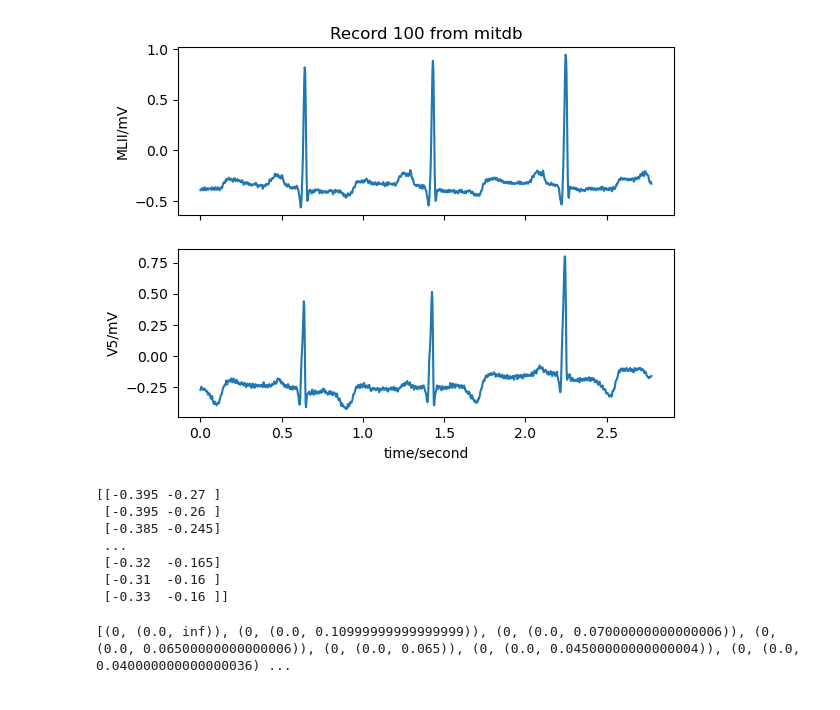
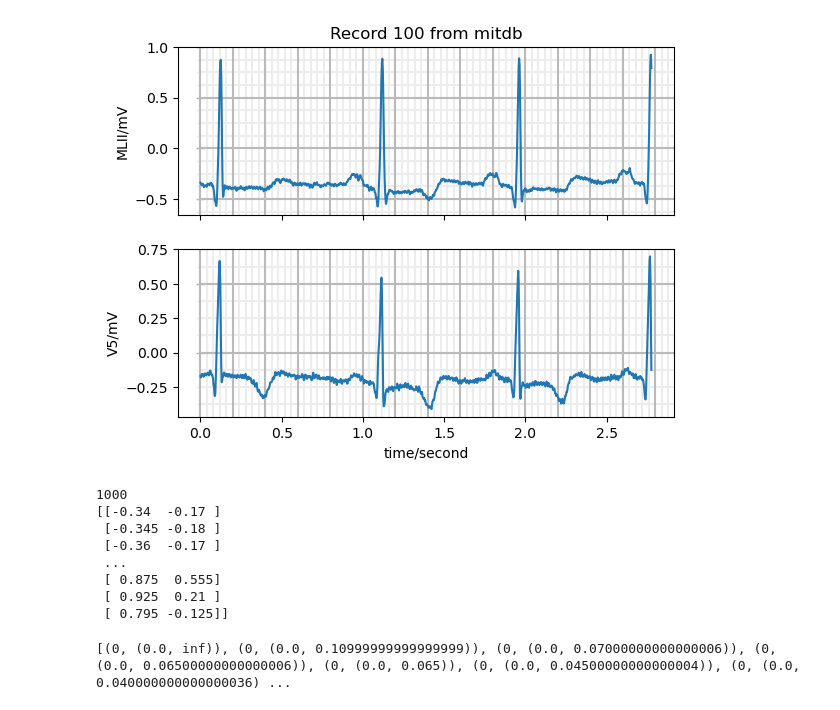
Before and after one commit to pap1rana/arrhythmia-detection, a Jupyter notebook: preprocessing.ipynb, the cells around one changed output. Drawn from its saved outputs; the diff is of its cells as text; code cells hidden in the pictures.

```diff
--- a/preprocessing.ipynb
+++ b/preprocessing.ipynb
@@ -2,23 +2,25 @@
 import wfdb
 import gudhi
 # %%
-record = wfdb.rdrecord(record_name='data/mitdb/1.0.0/100', sampfrom=1000 ,sampto=2000)
+record = wfdb.rdrecord(record_name='data/mitdb/1.0.0/100', sampfrom=2000 ,sampto=3000)
 # %%
-wfdb.plot_wfdb(record=record, title='Record 100 from mitdb')
+wfdb.plot_wfdb(record=record, title='Record 100 from mitdb', ecg_grids='all')
 # %% [output]
-[figure, old version]
+[figure, new version]
 # %%
 ecg_data = record.p_signal
 # %%
+print(len(ecg_data))
 print(ecg_data)
 # %% [output]
-[[-0.395 -0.27 ]
- [-0.395 -0.26 ]
- [-0.385 -0.245]
+1000
+[[-0.34  -0.17 ]
+ [-0.345 -0.18 ]
+ [-0.36  -0.17 ]
  ...
- [-0.32  -0.165]
- [-0.31  -0.16 ]
- [-0.33  -0.16 ]]
+ [ 0.875  0.555]
+ [ 0.925  0.21 ]
+ [ 0.795 -0.125]]
 # %%
 rips_complex = gudhi.RipsComplex(points=ecg_data.reshape(-1, 1))
 simplex_tree = rips_complex.create_simplex_tree(max_dimension=1)
```
Also changed, not shown: parts of 2 cells of this notebook, 1 other file.
